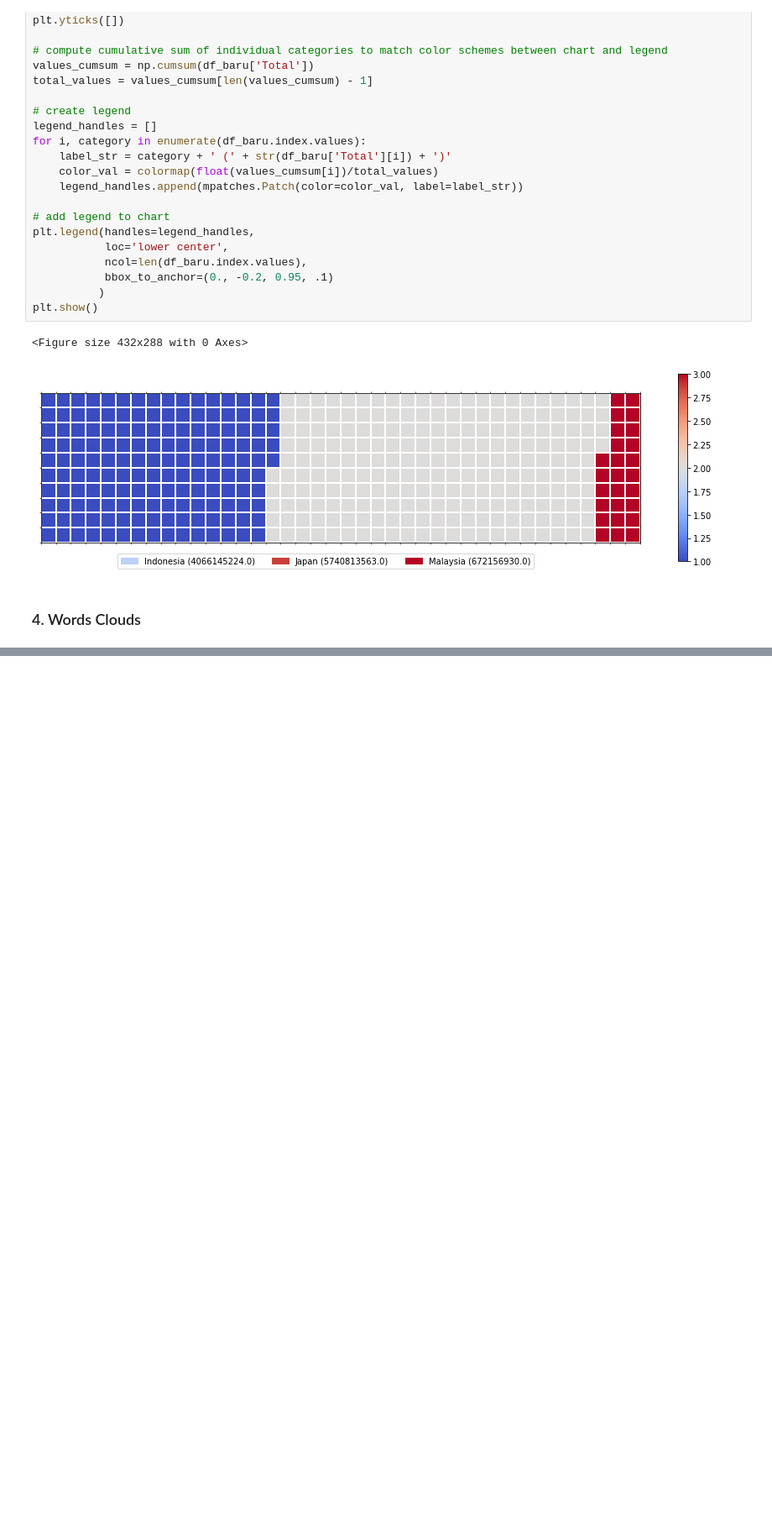
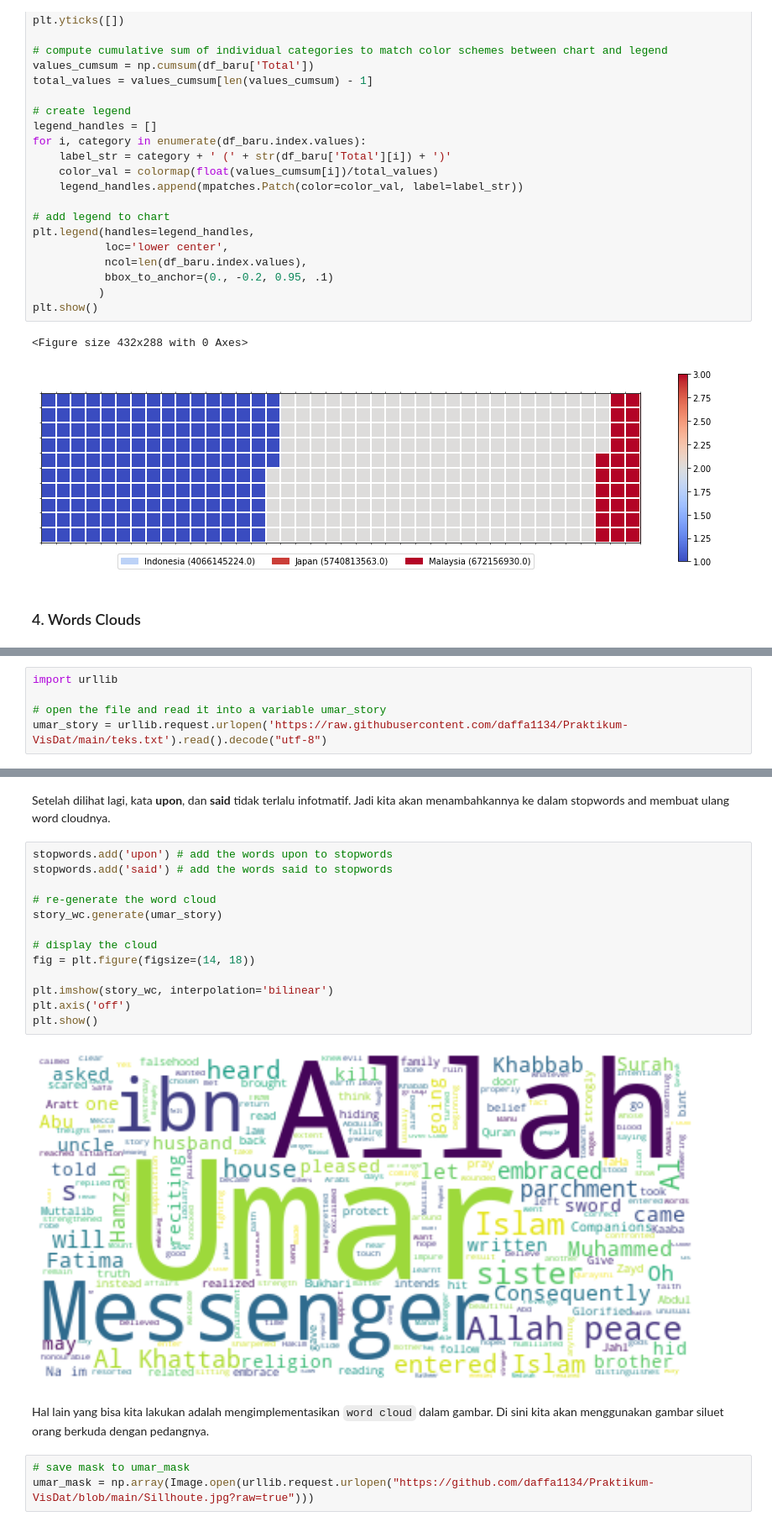
Before and after one commit to daffa1134/Praktikum-VisDat, a Jupyter notebook: 2008107010013_Daffa_Mudhaffar_Tugas_4.ipynb, the cells around one changed output, grey strips where cells are left out. Shown at 84% size. Saved outputs shown, nothing was run; the diff lists cells and outputs as text; blank space fills up the shorter version.

```diff
--- a/2008107010013_Daffa_Mudhaffar_Tugas_4.ipynb
+++ b/2008107010013_Daffa_Mudhaffar_Tugas_4.ipynb
@@ -457,0 +482,5 @@ plt.show()
+# %%
+import urllib
+
+# open the file and read it into a variable umar_story
+umar_story = urllib.request.urlopen('https://raw.githubusercontent.com/daffa1134/Praktikum-VisDat/main/teks.txt').read().decode("utf-8")
@@ -457,0 +525,22 @@ plt.show()
+# %% [markdown]
+Setelah dilihat lagi, kata **upon**, dan **said** tidak terlalu infotmatif. Jadi kita akan menambahkannya ke dalam stopwords and membuat ulang word cloudnya.
+# %%
+stopwords.add('upon') # add the words upon to stopwords
+stopwords.add('said') # add the words said to stopwords
+
+# re-generate the word cloud
+story_wc.generate(umar_story)
+
+# display the cloud
+fig = plt.figure(figsize=(14, 18))
+
+plt.imshow(story_wc, interpolation='bilinear')
+plt.axis('off')
+plt.show()
+# %% [output]
+[figure, added]
+# %% [markdown]
+Hal lain yang bisa kita lakukan adalah mengimplementasikan `word cloud` dalam gambar. Di sini kita akan menggunakan gambar siluet orang berkuda dengan pedangnya.
+# %%
+# save mask to umar_mask
+umar_mask = np.array(Image.open(urllib.request.urlopen("https://github.com/daffa1134/Praktikum-VisDat/blob/main/Sillhoute.jpg?raw=true")))
```
Also changed, not shown: parts of 25 cells of this notebook.
